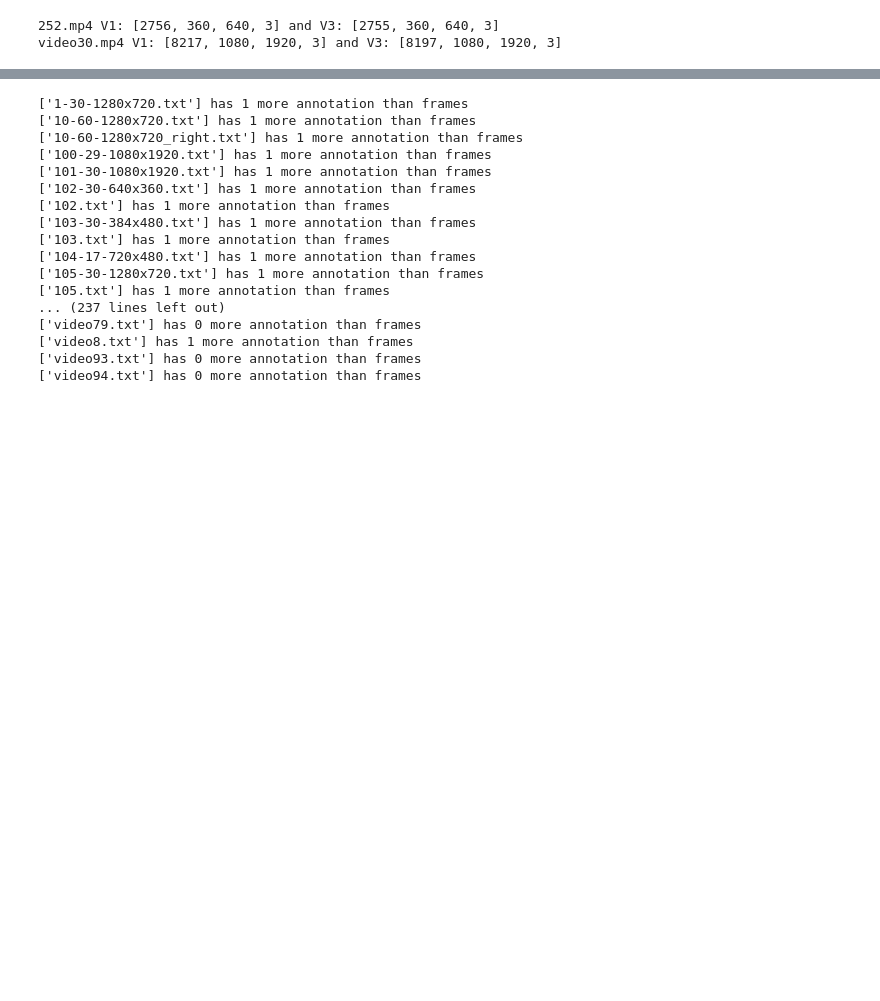
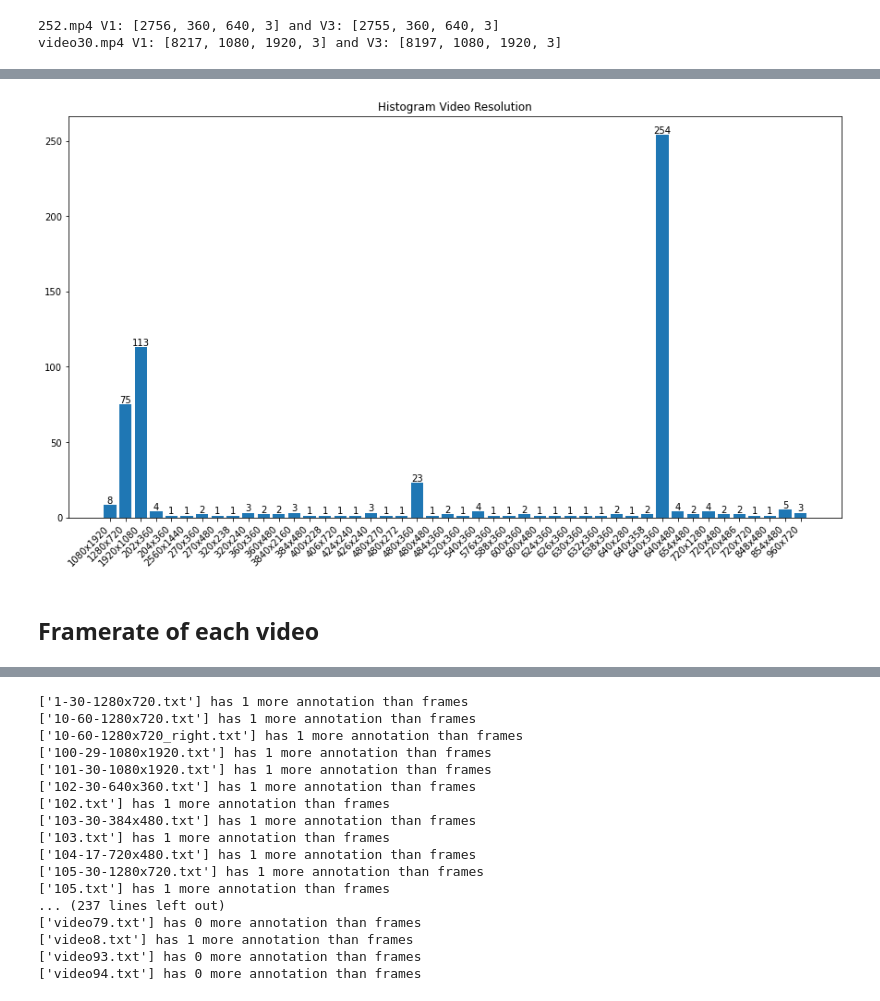
Before and after one commit to ion-elgreco/thesis-FER, a Jupyter notebook: EDA_Aff-Wild2.ipynb, the cells around one changed output, grey strips where cells are left out. Drawn from its saved outputs; the diff is of its cells as text; code cells hidden in the pictures; blank space fills up the shorter version.

```diff
--- a/EDA_Aff-Wild2.ipynb
+++ b/EDA_Aff-Wild2.ipynb
@@ -239,0 +278,14 @@ with open("AW2_video_shapes.json", "r") as fp:
+# %%
+AW2_res_dist = {resolution:names.count(resolution) for resolution in sorted(set(names))}
+
+fig, axes = plt.subplots(figsize=(15,8))
+ax1=axes.bar(AW2_res_dist.keys(), AW2_res_dist.values())
+axes.set_title('Histogram Video Resolution')
+plt.xticks(rotation=45, ha='right')
+for rect, value in zip(ax1, percentages.values()):
+            height = rect.get_height()
+            plt.text(rect.get_x() + rect.get_width()/2, height, f'{height}' , ha='center', va='bottom');
+# %% [output]
+[figure, added]
+# %% [markdown]
+## Framerate of each video
```
Also changed, not shown: parts of 39 cells of this notebook.
